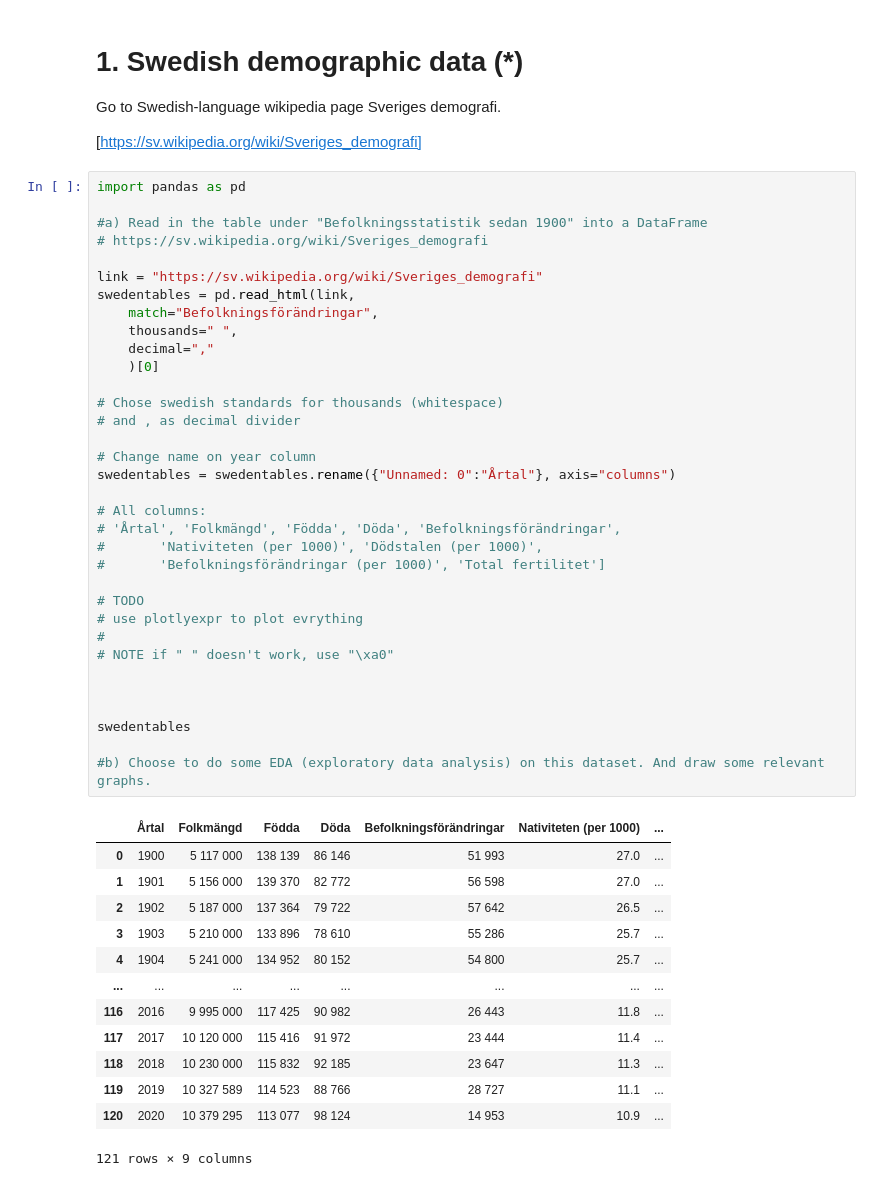
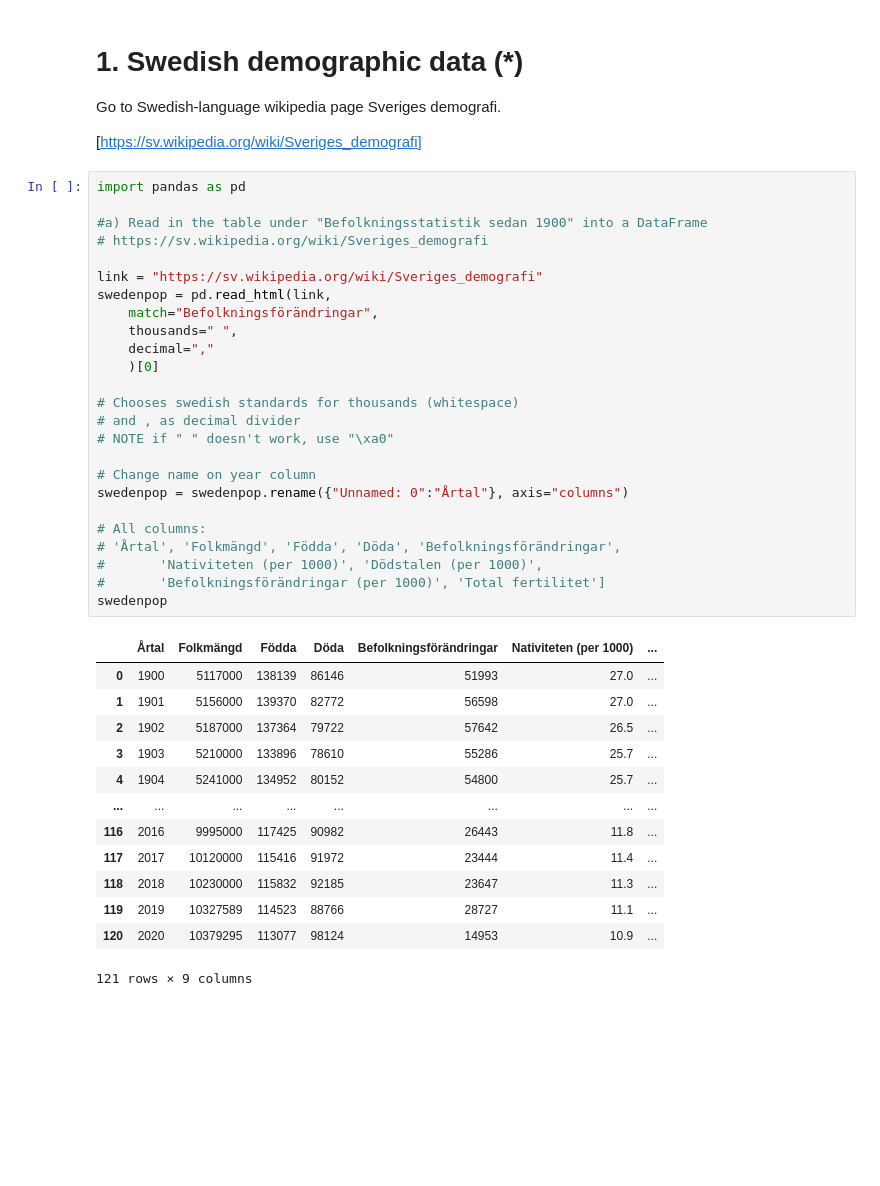
Before and after one commit to jwiegert/databehandling-joachim-wiegert, a Jupyter notebook: exercises/ex02_mergingdata.ipynb, the cells around one changed output. Drawn from its saved outputs; the diff is of its cells as text; blank space fills up the shorter version.

```diff
--- a/exercises/ex02_mergingdata.ipynb
+++ b/exercises/ex02_mergingdata.ipynb
@@ -7,48 +7,39 @@ Go to Swedish-language wikipedia page Sveriges demografi.
 # %%
 import pandas as pd
 
 #a) Read in the table under "Befolkningsstatistik sedan 1900" into a DataFrame
 # https://sv.wikipedia.org/wiki/Sveriges_demografi
 
 link = "https://sv.wikipedia.org/wiki/Sveriges_demografi"
-swedentables = pd.read_html(link,
+swedenpop = pd.read_html(link,
     match="Befolkningsförändringar",
     thousands=" ",
     decimal=","
     )[0]
 
-# Chose swedish standards for thousands (whitespace)
+# Chooses swedish standards for thousands (whitespace)
 # and , as decimal divider
+# NOTE if " " doesn't work, use "\xa0"
 
 # Change name on year column
-swedentables = swedentables.rename({"Unnamed: 0":"Årtal"}, axis="columns")
+swedenpop = swedenpop.rename({"Unnamed: 0":"Årtal"}, axis="columns")
 
 # All columns:
 # 'Årtal', 'Folkmängd', 'Födda', 'Döda', 'Befolkningsförändringar',
 #       'Nativiteten (per 1000)', 'Dödstalen (per 1000)',
 #       'Befolkningsförändringar (per 1000)', 'Total fertilitet']
-
-# TODO
-# use plotlyexpr to plot evrything
-#
-# NOTE if " " doesn't work, use "\xa0"
-
-
-
-swedentables
-
-#b) Choose to do some EDA (exploratory data analysis) on this dataset. And draw some relevant graphs.
+swedenpop
 # %% [output]
 |  | Årtal | Folkmängd | Födda | Döda | Befolkningsförändringar | Nativiteten (per 1000) | ... |
-| 0 | 1900 | 5 117 000 | 138 139 | 86 146 | 51 993 | 27.0 | ... |
-| 1 | 1901 | 5 156 000 | 139 370 | 82 772 | 56 598 | 27.0 | ... |
-| 2 | 1902 | 5 187 000 | 137 364 | 79 722 | 57 642 | 26.5 | ... |
-| 3 | 1903 | 5 210 000 | 133 896 | 78 610 | 55 286 | 25.7 | ... |
-| 4 | 1904 | 5 241 000 | 134 952 | 80 152 | 54 800 | 25.7 | ... |
+| 0 | 1900 | 5117000 | 138139 | 86146 | 51993 | 27.0 | ... |
+| 1 | 1901 | 5156000 | 139370 | 82772 | 56598 | 27.0 | ... |
+| 2 | 1902 | 5187000 | 137364 | 79722 | 57642 | 26.5 | ... |
+| 3 | 1903 | 5210000 | 133896 | 78610 | 55286 | 25.7 | ... |
+| 4 | 1904 | 5241000 | 134952 | 80152 | 54800 | 25.7 | ... |
 | ... | ... | ... | ... | ... | ... | ... | ... |
-| 116 | 2016 | 9 995 000 | 117 425 | 90 982 | 26 443 | 11.8 | ... |
-| 117 | 2017 | 10 120 000 | 115 416 | 91 972 | 23 444 | 11.4 | ... |
-| 118 | 2018 | 10 230 000 | 115 832 | 92 185 | 23 647 | 11.3 | ... |
-| 119 | 2019 | 10 327 589 | 114 523 | 88 766 | 28 727 | 11.1 | ... |
-| 120 | 2020 | 10 379 295 | 113 077 | 98 124 | 14 953 | 10.9 | ... |
+| 116 | 2016 | 9995000 | 117425 | 90982 | 26443 | 11.8 | ... |
+| 117 | 2017 | 10120000 | 115416 | 91972 | 23444 | 11.4 | ... |
+| 118 | 2018 | 10230000 | 115832 | 92185 | 23647 | 11.3 | ... |
+| 119 | 2019 | 10327589 | 114523 | 88766 | 28727 | 11.1 | ... |
+| 120 | 2020 | 10379295 | 113077 | 98124 | 14953 | 10.9 | ... |
 121 rows × 9 columns
```
Also changed, not shown: parts of 6 cells of this notebook.
